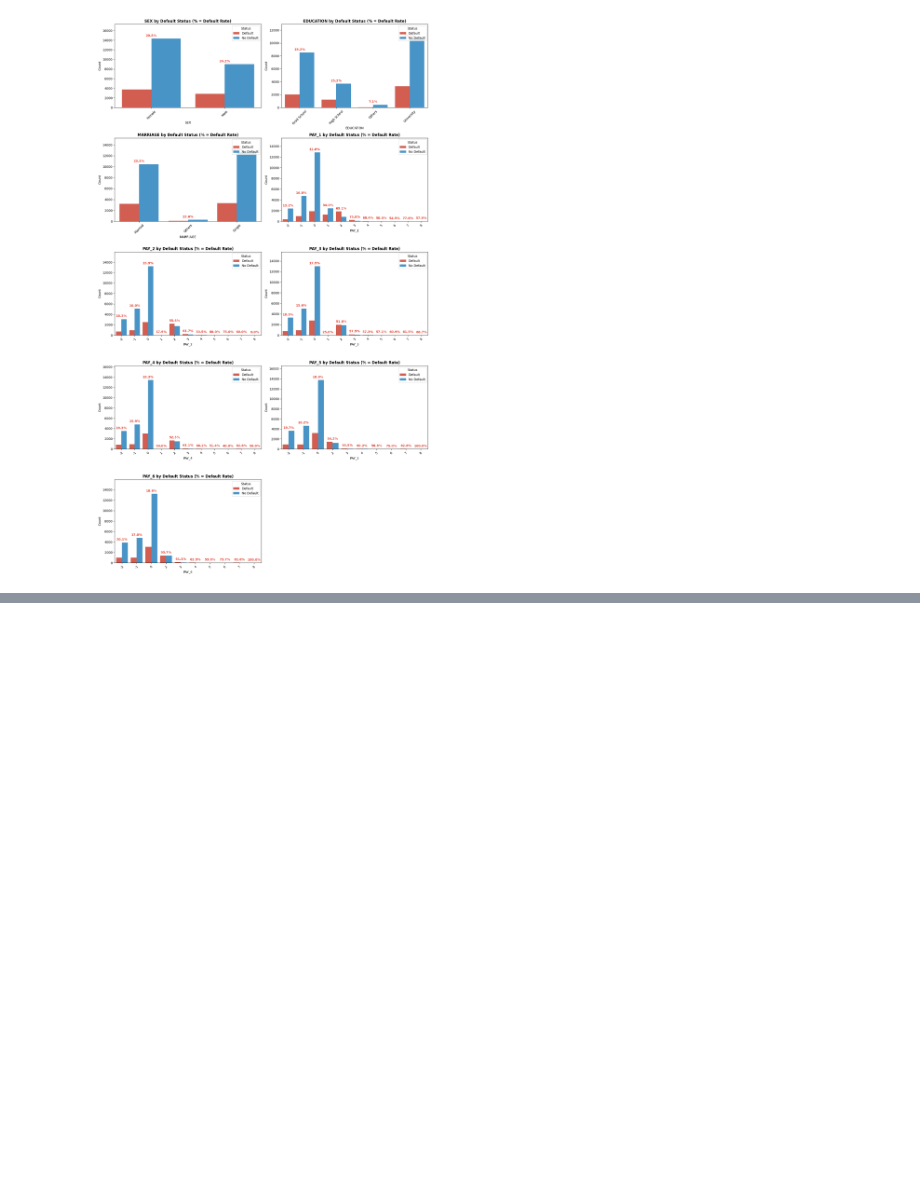
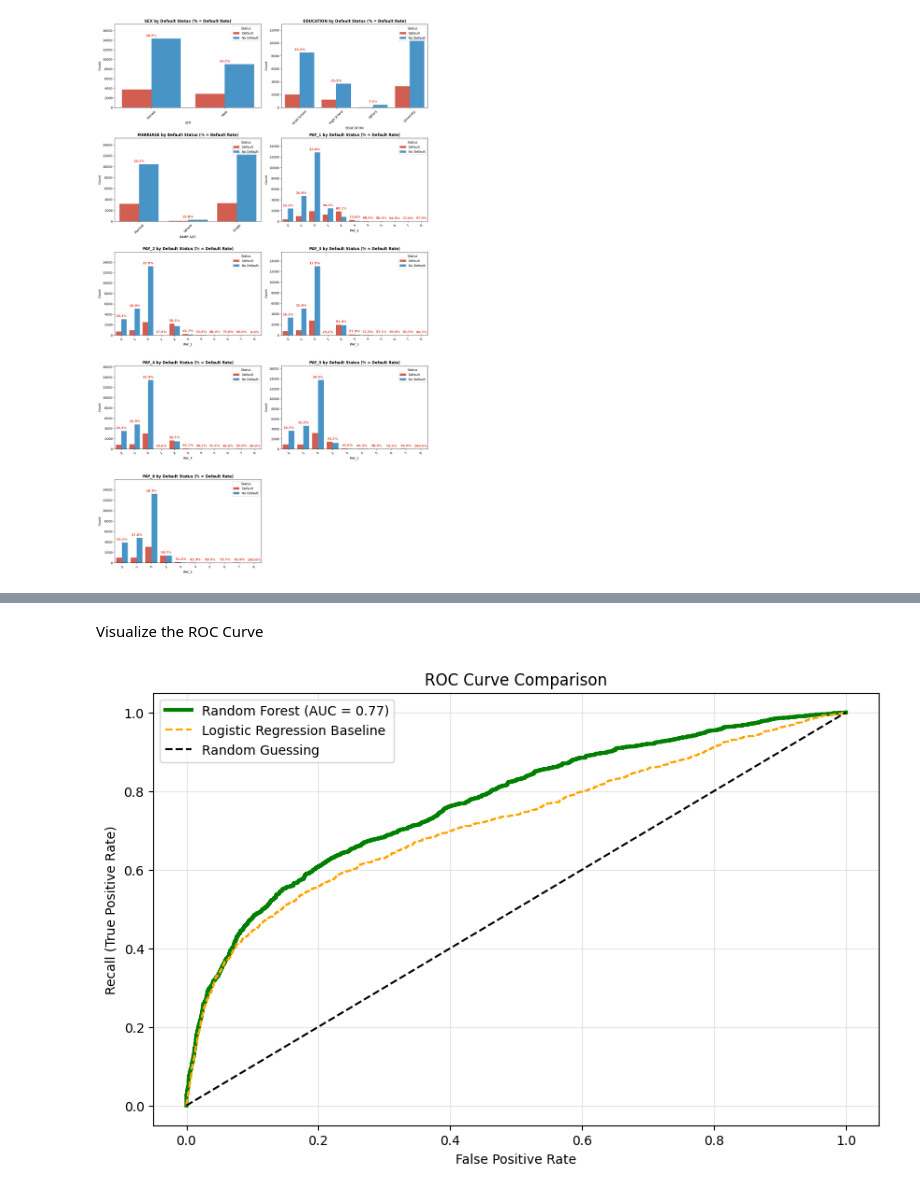
Before and after one commit to dakboiszzz/credit-default-insights, a Jupyter notebook: notebooks/data_exploration.ipynb, the cells around one changed output, grey strips where cells are left out. Drawn from its saved outputs; the diff is of its cells as text; code cells hidden in the pictures; blank space fills up the shorter version.

```diff
--- a/notebooks/data_exploration.ipynb
+++ b/notebooks/data_exploration.ipynb
@@ -577,0 +774,11 @@ plt.show()
+# %%
+# 1. Predict
+y_pred_rf = rf_model.predict(X_test_df)
+y_prob_rf = rf_model.predict_proba(X_test_df)[:, 1]
+
+# 2. Metrics
+print("\n--- RANDOM FOREST RESULTS ---")
+print(classification_report(y_test, y_pred_rf))
+
+rf_auc = roc_auc_score(y_test, y_prob_rf)
+print(f"Random Forest AUC Score: {rf_auc:.4f}")
@@ -577,0 +797,29 @@ plt.show()
+# %% [markdown]
+Visualize the ROC Curve
+# %%
+# 3. Compare with Baseline (Visual Battle)
+# Note: We are assuming you still have 'y_prob' from the Logistic Regression in memory
+# If not, just ignore the orange line in the plot.
+
+plt.figure(figsize=(10, 6))
+
+# Plot RF Curve
+fpr_rf, tpr_rf, _ = roc_curve(y_test, y_prob_rf)
+plt.plot(fpr_rf, tpr_rf, color='green', linewidth=3, label=f'Random Forest (AUC = {rf_auc:.2f})')
+
+# Plot Baseline Curve (if available)
+try:
+    fpr_log, tpr_log, _ = roc_curve(y_test, y_prob) # from previous step
+    plt.plot(fpr_log, tpr_log, color='orange', linestyle='--', label='Logistic Regression Baseline')
+except NameError:
+    pass # Skip if baseline variable is lost
+
+plt.plot([0, 1], [0, 1], 'k--', label='Random Guessing')
+plt.title('ROC Curve Comparison')
+plt.xlabel('False Positive Rate')
+plt.ylabel('Recall (True Positive Rate)')
+plt.legend()
+plt.grid(True, alpha=0.3)
+plt.show()
+# %% [output]
+[figure, added]
```
Also changed, not shown: parts of 35 cells of this notebook.
